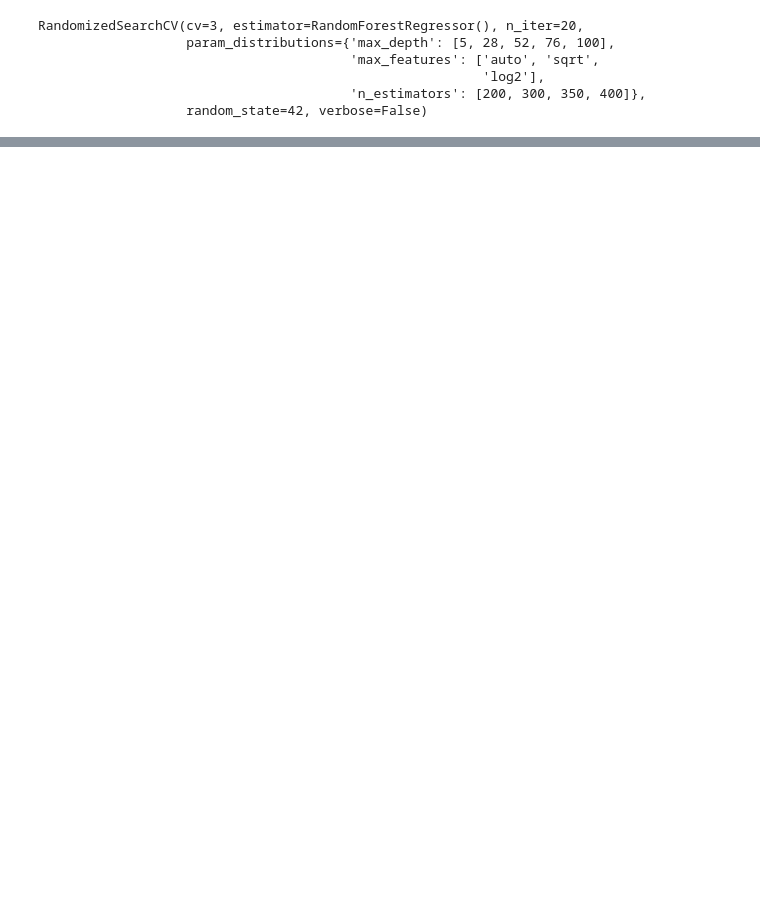
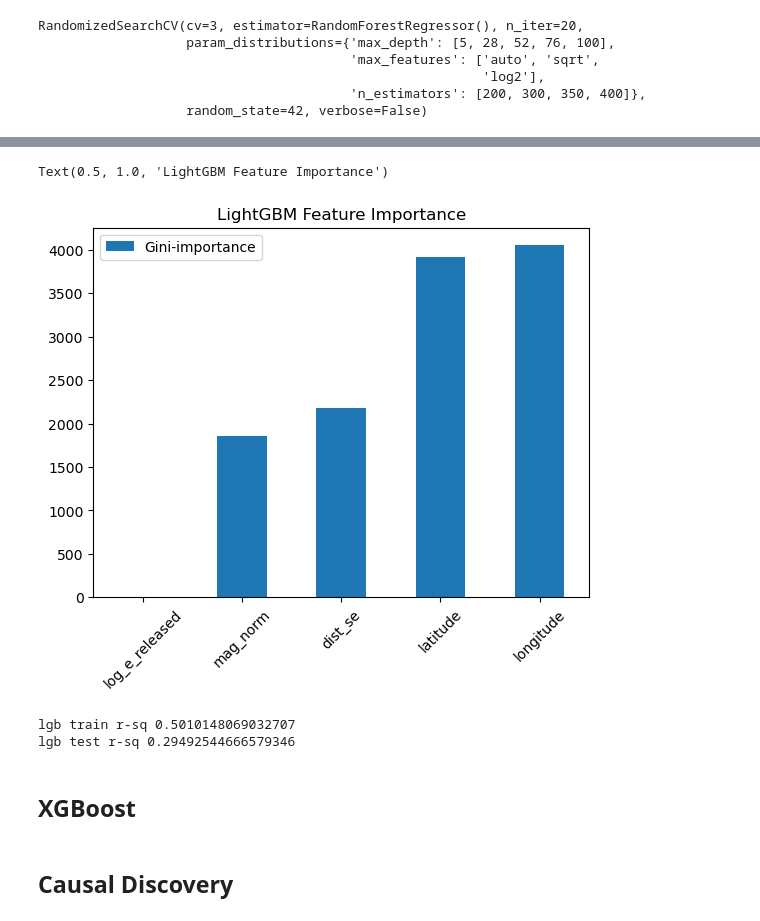
Before and after one commit to rootsnquery/ML-Climate-Project-Template-Fall2022, a Jupyter notebook: src/models.ipynb, the cells around one changed output, grey strips where cells are left out. Saved outputs shown, nothing was run; the diff lists cells and outputs as text; code cells hidden in the pictures; blank space fills up the shorter version.

```diff
--- a/src/models.ipynb
+++ b/src/models.ipynb
@@ -115,0 +161,7 @@ r_sq test:0.36273149470385635
+# %%
+train_size = int(mod_pr.shape[0]*0.8)
+
+X_train =X_vars.iloc[:train_size,:]
+y_train = target.iloc[:train_size]
+X_test =X_vars.iloc[train_size:,:]
+y_test = target.iloc[train_size:]
@@ -115,0 +205,24 @@ r_sq test:0.36273149470385635
+# %%
+feats = {} # a dict to hold feature_name: feature_importance
+for feature, importance in zip(X_vars.columns, LGBM.feature_importances_):
+    feats[feature] = importance #add the name/value pair
+
+lgb_importances = pd.DataFrame.from_dict(feats, orient='index').rename(columns={0: 'Gini-importance'})
+lgb_importances.sort_values(by='Gini-importance').plot(kind='bar', rot=45).set_title('LightGBM Feature Importance')
+# %% [output]
+Text(0.5, 1.0, 'LightGBM Feature Importance')
+[figure, added]
+# %%
+# predictions
+lgb_y_train_pred = LGBM.predict(X_train)
+lgb_y_test_pred = LGBM.predict(X_test)
+
+print('lgb train r-sq',LGBM.score(X_train,y_train))
+print('lgb test r-sq',LGBM.score(X_test,y_test))
+# %% [output]
+lgb train r-sq 0.5010148069032707
+lgb test r-sq 0.29492544666579346
+# %% [markdown]
+## XGBoost
+# %% [markdown]
+## Causal Discovery
```
Also changed, not shown: parts of 14 cells of this notebook.
